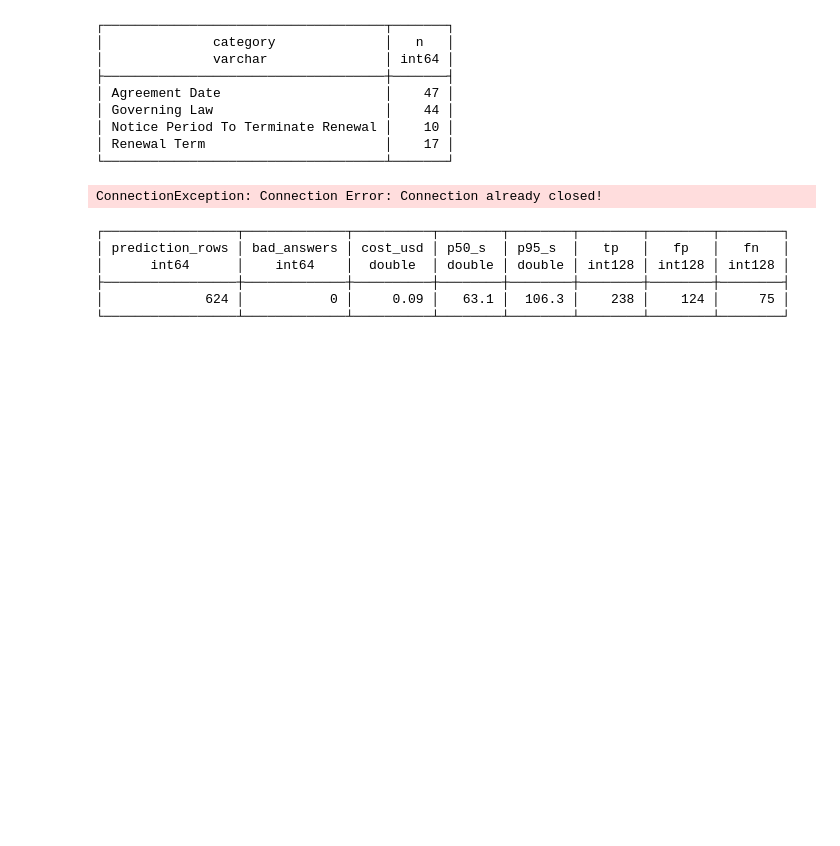
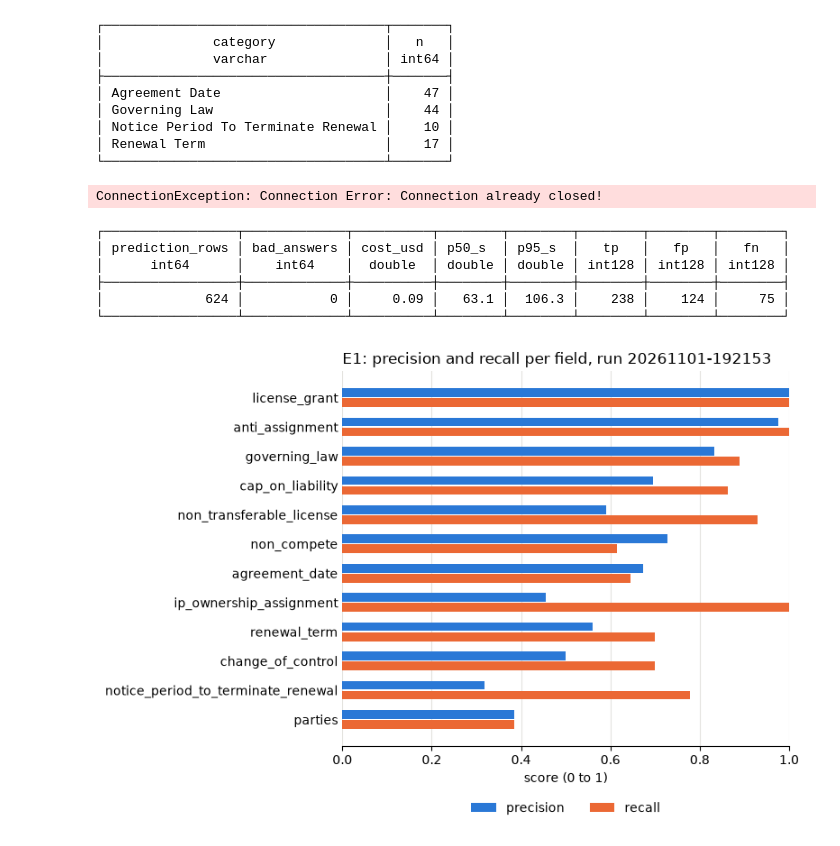
Before and after one commit to srikarspace/doc-intell-pipeline, a Jupyter notebook: notebooks/00_explore.ipynb, the cells around one changed output. Drawn from its saved outputs; the diff is of its cells as text; code cells hidden in the pictures; blank space fills up the shorter version.

```diff
--- a/notebooks/00_explore.ipynb
+++ b/notebooks/00_explore.ipynb
@@ -506,3 +512,42 @@ SELECT
 ├─────────────────┼─────────────┼──────────┼────────┼────────┼────────┼────────┼────────┤
 │             624 │           0 │     0.09 │   63.1 │  106.3 │    238 │    124 │     75 │
 └─────────────────┴─────────────┴──────────┴────────┴────────┴────────┴────────┴────────┘
+# %%
+import matplotlib.pyplot as plt
+
+from docintel.domain.schema.fields import CUAD_CATEGORY
+from docintel.evals.scorers import metrics
+
+RUN = "20261101-192153"
+rows = [r for r in metrics(con, RUN) if r["name"] in CUAD_CATEGORY]
+rows.sort(key=lambda r: r["f1"] or 0)  # weakest field at the bottom
+y = list(range(len(rows)))
+
+fig, ax = plt.subplots(figsize=(8, 5.5))
+ax.barh(
+    [i + 0.17 for i in y],
+    [r["precision"] or 0 for r in rows],
+    height=0.3,
+    color="#2a78d6",
+    label="precision",
+)
+ax.barh(
+    [i - 0.17 for i in y],
+    [r["recall"] or 0 for r in rows],
+    height=0.3,
+    color="#eb6834",
+    label="recall",
+)
+ax.set_yticks(y, [r["name"] for r in rows])
+ax.set_xlim(0, 1)
+ax.set_xlabel("score (0 to 1)")
+ax.set_title(f"E1: precision and recall per field, run {RUN}", loc="left")
+ax.legend(loc="upper center", bbox_to_anchor=(0.5, -0.12), ncols=2, frameon=False)
+ax.grid(axis="x", color="#e4e3df")
+ax.set_axisbelow(True)
+for side in ("top", "right", "left"):
+    ax.spines[side].set_visible(False)
+ax.tick_params(axis="y", length=0)
+fig.tight_layout()
+# %% [output]
+[figure, added]
```
Also changed, not shown: parts of 2 cells of this notebook, 9 other files.
